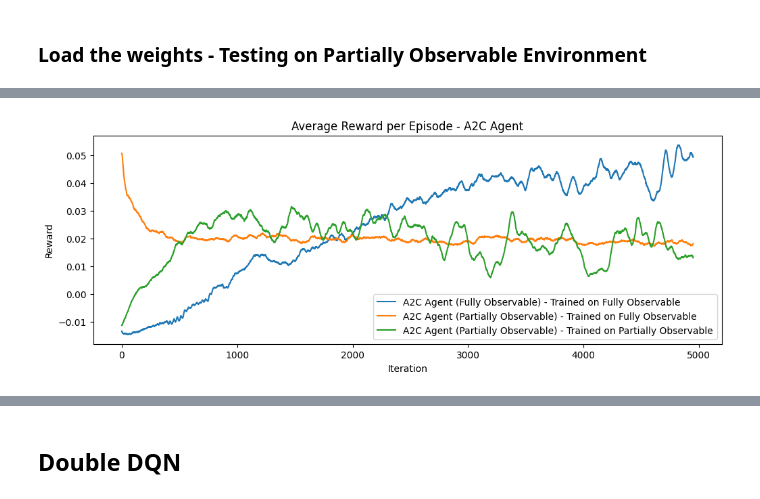
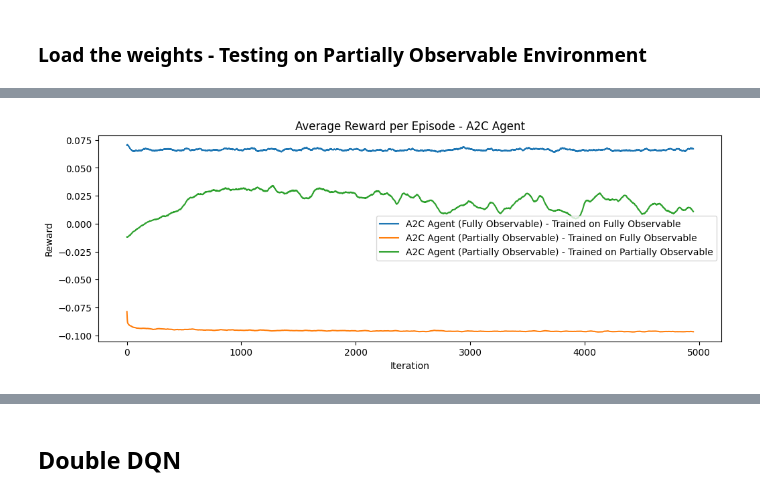
Before and after one commit to eddyfri/Snake-RL, a Jupyter notebook: main.ipynb, the cells around one changed output, grey strips where cells are left out. Drawn from its saved outputs; the diff is of its cells as text; code cells hidden in the pictures.

```diff
--- a/main.ipynb
+++ b/main.ipynb
@@ -440,15 +461,15 @@ Wall hits: 45
 # %%
 plt.figure(figsize=(12, 4))
 
-plt.plot(moving_average(rewards_history_ac, window), label='A2C Agent (Fully Observable) - Trained on Fully Observable')
-plt.plot(moving_average(rewards_history_loaded_ac, window), label='A2C Agent (Partially Observable) - Trained on Fully Observable')
+plt.plot(moving_average(rewards_history_loaded_ac, window), label='A2C Agent (Fully Observable) - Trained on Fully Observable')
+plt.plot(moving_average(rewards_history_loaded_ac_po, window), label='A2C Agent (Partially Observable) - Trained on Fully Observable')
 plt.plot(moving_average(rewards_history_a2c_po, window), label='A2C Agent (Partially Observable) - Trained on Partially Observable')
 plt.title('Average Reward per Episode - A2C Agent')
 plt.xlabel('Iteration')
 plt.ylabel('Reward')
 plt.legend()
 plt.savefig("plots/rewards_a2c.png", bbox_inches='tight')
 plt.show()
 plt.close()
 # %% [output]
-[figure, old version]
+[figure, new version]
```
Also changed, not shown: parts of 29 cells of this notebook, 27 other files.
